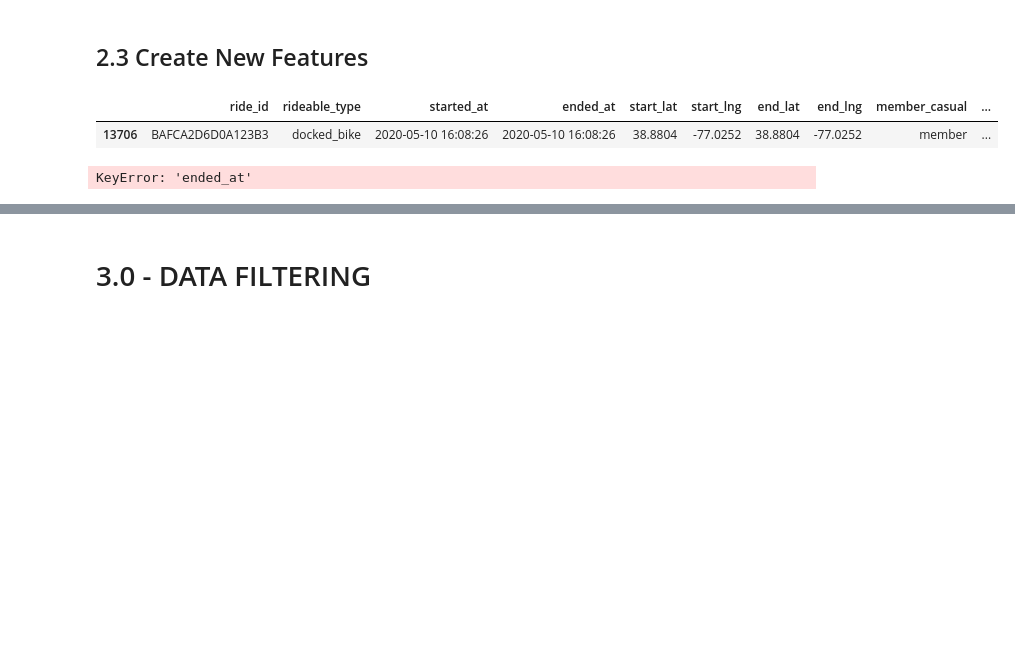
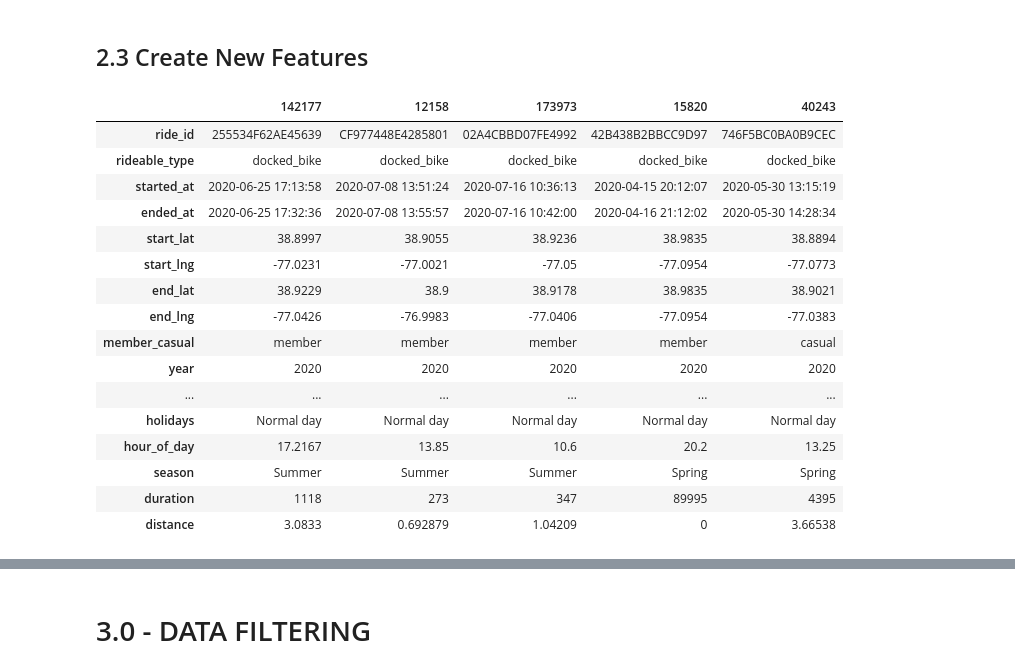
Before and after one commit to panambY/Trip_History, a Jupyter notebook: Trip_History.ipynb, the cells around one changed output, grey strips where cells are left out. Drawn from its saved outputs; the diff is of its cells as text; code cells hidden in the pictures; blank space fills up the shorter version.

Commit message:
ml modeling start

```diff
--- a/Trip_History.ipynb
+++ b/Trip_History.ipynb
@@ -125,7 +135,7 @@ is_equity              object
 dtype: object
 # %%
 df1['started_at'] = pd.to_datetime( df1['started_at'] )
-df1['ended_at'] = pd.to_datetime( df1['started_at'] )
+df1['ended_at'] = pd.to_datetime( df1['ended_at'] )
 
 df1['start_station_id'] = df1['start_station_id'].apply( lambda x: str(x) )
 df1['end_station_id'] = df1['end_station_id'].apply( lambda x: str(x) )
@@ -450,51 +504,20 @@ Image( "image/Hyphoteses_Map.png")
 # %%
-df2.sample()
+df2.sample(5).T
 # %% [output]
-|  | ride_id | rideable_type | started_at | ended_at | start_lat | start_lng | end_lat | end_lng | member_casual | ... |
-| 13706 | BAFCA2D6D0A123B3 | docked_bike | 2020-05-10 16:08:26 | 2020-05-10 16:08:26 | 38.8804 | -77.0252 | 38.8804 | -77.0252 | member | ... |
+|  | 142177 | 12158 | 173973 | 15820 | 40243 |
+| ride_id | 255534F62AE45639 | CF977448E4285801 | 02A4CBBD07FE4992 | 42B438B2BBCC9D97 | 746F5BC0BA0B9CEC |
+| rideable_type | docked_bike | docked_bike | docked_bike | docked_bike | docked_bike |
+| started_at | 2020-06-25 17:13:58 | 2020-07-08 13:51:24 | 2020-07-16 10:36:13 | 2020-04-15 20:12:07 | 2020-05-30 13:15:19 |
+| ended_at | 2020-06-25 17:32:36 | 2020-07-08 13:55:57 | 2020-07-16 10:42:00 | 2020-04-16 21:12:02 | 2020-05-30 14:28:34 |
+| start_lat | 38.8997 | 38.9055 | 38.9236 | 38.9835 | 38.8894 |
+| start_lng | -77.0231 | -77.0021 | -77.05 | -77.0954 | -77.0773 |
+| end_lat | 38.9229 | 38.9 | 38.9178 | 38.9835 | 38.9021 |
+| end_lng | -77.0426 | -76.9983 | -77.0406 | -77.0954 | -77.0383 |
+| member_casual | member | member | member | member | casual |
+| year | 2020 | 2020 | 2020 | 2020 | 2020 |
+| ... | ... | ... | ... | ... | ... |
+| holidays | Normal day | Normal day | Normal day | Normal day | Normal day |
+| hour_of_day | 17.2167 | 13.85 | 10.6 | 20.2 | 13.25 |
+| season | Summer | Summer | Summer | Spring | Spring |
+| duration | 1118 | 273 | 347 | 89995 | 4395 |
+| distance | 3.0833 | 0.692879 | 1.04209 | 0 | 3.66538 |
-# %%
-# year:
-df2['year'] = df2['started_at'].dt.year
-
-# month:
-df2['month'] = df2['started_at'].dt.month
-
-# day:
-df2['day'] = df2['started_at'].dt.day
-
-# day_of_week:
-# 0 - Monday
-# 1 - Tuesday
-# 2 - Wednesday
-# 3 - Thursday
-# 4 - Friday
-# 5 - Saturday
-# 6 - Sunday
-df2['day_of_week'] = df2['started_at'].dt.weekday
-
-# holiday:
-# I will use the "holidays" library to identify whether the date represents a holiday. An idea for a next cycle in the project is to differentiate, according to some rule, the different dates of the holidays.
-# The documentation of this librarie is in this link: https://pypi.org/project/holidays/
-# Another rule that I will use is to consider the eve of the dates as a "holiday".
-df2['holidays'] = df2['started_at'].apply( lambda x: 'Holiday' if x in holidays.US() else 'Holiday' if x + datetime.timedelta(days=1) in holidays.US() else 'Normal day' )
-
-# hour_of_day:
-df2['hour_of_day'] = df2['started_at'].dt.hour + df2['started_at'].dt.minute/60.0
-
-# season:
-# - Winter -> December (12), January (01) and February (02);
-# - Spring -> March (03), April (04) and May (05);
-# - Summer -> Jun (06), July (07) and August (08);
-# - Autumn -> September (09), October (10) and November (11).
-df2['season'] = df2['started_at'].apply( lambda x: 'Winter' if x.month == 12 or x.month == 1 or x.month == 2 else 'Spring' if  x.month == 3 or x.month == 4 or x.month == 5 else 'Summer' if  x.month == 6 or x.month == 7 or x.month == 8 else 'Autumn' if  x.month == 9 or x.month == 10 or x.month == 11 else '')
-
-# duration
-# I will calculate the seconds between the start date and end date.
-df2['durantion'] = df2.apply( lambda x: (x['ended_at'] - x['started_at']).total_seconds() )
-
-# distance
-# I will use the "geopy" library to calculate the distance between start lat/lng and end lat/lng.
-# The documentation of this librarie is in this link: https://nominatim.org/release-docs/develop/api/Output/
-df2['distance'] = df2.apply( lambda x: geodesic( (x['start_lat'], x['start_lng']), (x['end_lat'], x['end_lng']) ).km )
-# %% [output]
-KeyError: 'ended_at'
```
Also changed, not shown: parts of 103 cells of this notebook.
